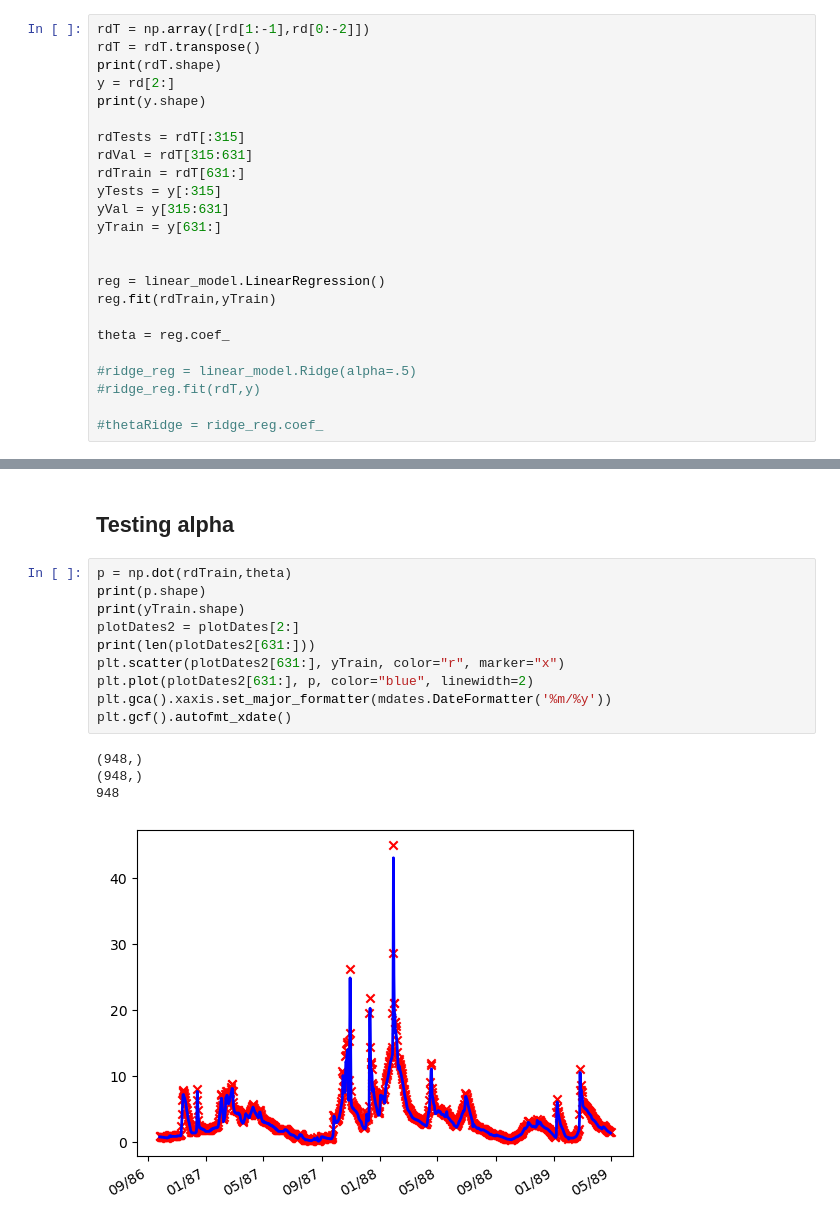
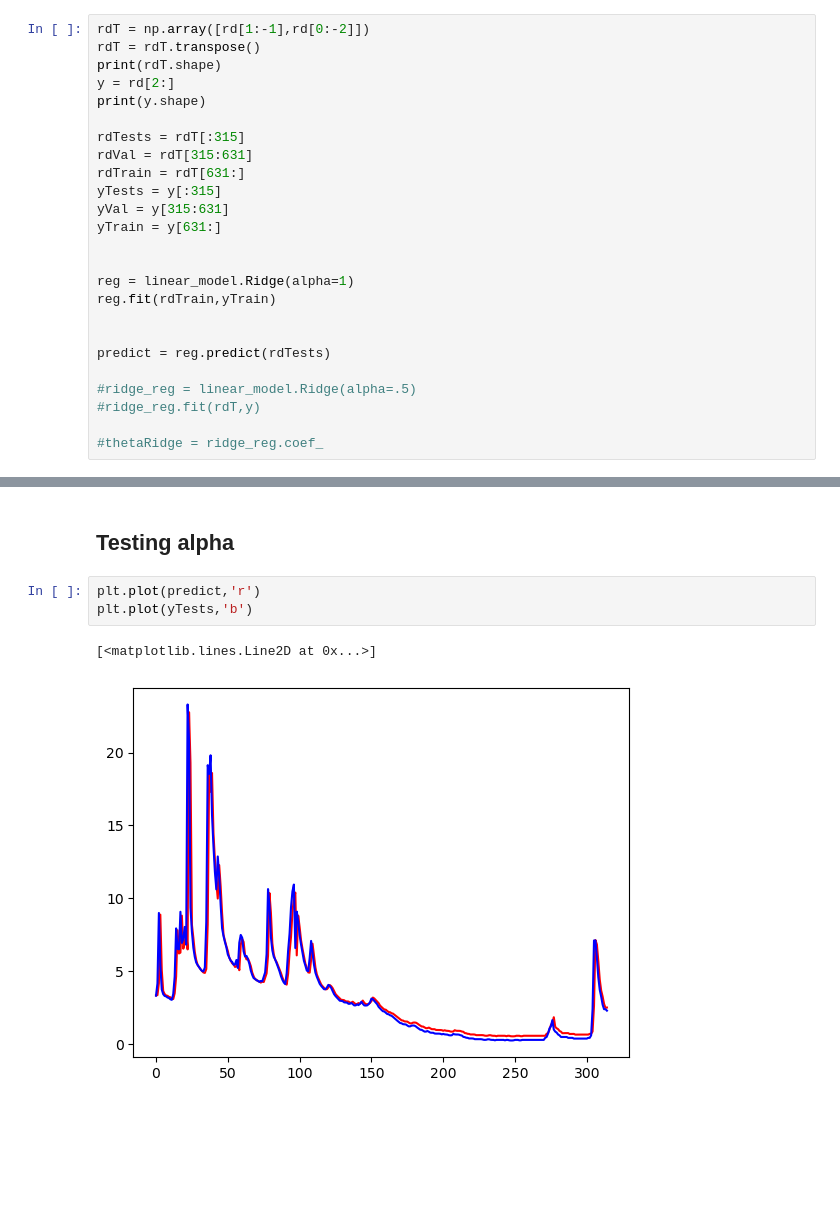
Before and after one commit to Barb02/TAA_ForecastingRiverDischarge, a Jupyter notebook: withRD.ipynb, the cells around one changed output, grey strips where cells are left out. Saved outputs shown, nothing was run; the diff lists cells and outputs as text; blank space fills up the shorter version.

```diff
--- a/withRD.ipynb
+++ b/withRD.ipynb
@@ -88,10 +88,11 @@ yVal = y[315:631]
 yTrain = y[631:]
 
 
-reg = linear_model.LinearRegression()
+reg = linear_model.Ridge(alpha=1)
 reg.fit(rdTrain,yTrain)
 
-theta = reg.coef_
+
+predict = reg.predict(rdTests)
 
 #ridge_reg = linear_model.Ridge(alpha=.5)
 #ridge_reg.fit(rdT,y)
@@ -102,21 +103,12 @@ theta = reg.coef_
 (1579,)
 # %% [markdown]
 ## Testing alpha
-# %%
-p = np.dot(rdTrain,theta)
-print(p.shape)
-print(yTrain.shape)
-plotDates2 = plotDates[2:]
-print(len(plotDates2[631:]))
-plt.scatter(plotDates2[631:], yTrain, color="r", marker="x")
-plt.plot(plotDates2[631:], p, color="blue", linewidth=2)
-plt.gca().xaxis.set_major_formatter(mdates.DateFormatter('%m/%y'))
-plt.gcf().autofmt_xdate()
-# %% [output]
-(948,)
-(948,)
-948
-[figure, removed]
+# %%
+plt.plot(predict,'r')
+plt.plot(yTests,'b')
+# %% [output]
+[<matplotlib.lines.Line2D at 0x...>]
+[figure, added]
 # %%
 
 p2 = np.dot(rdT,thetaRidge)
```
Also changed, not shown: parts of 1 cell of this notebook, 1 other file.
